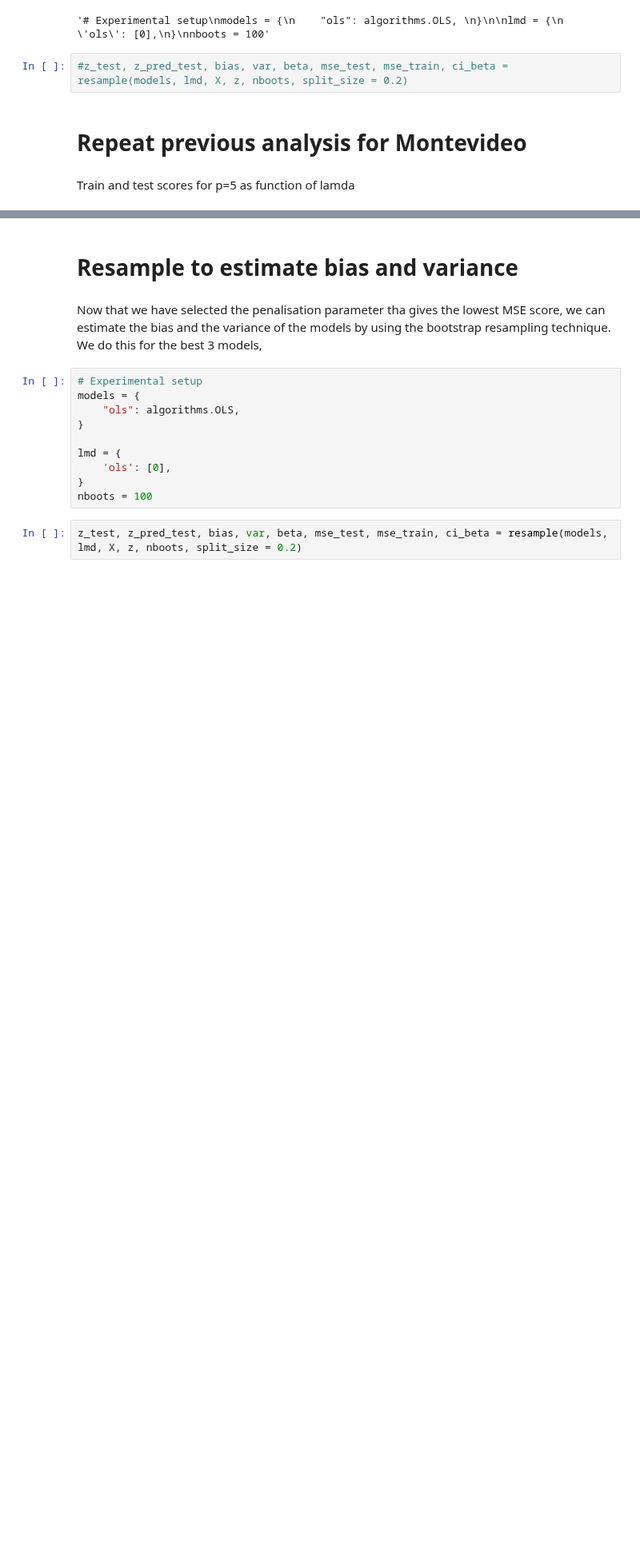
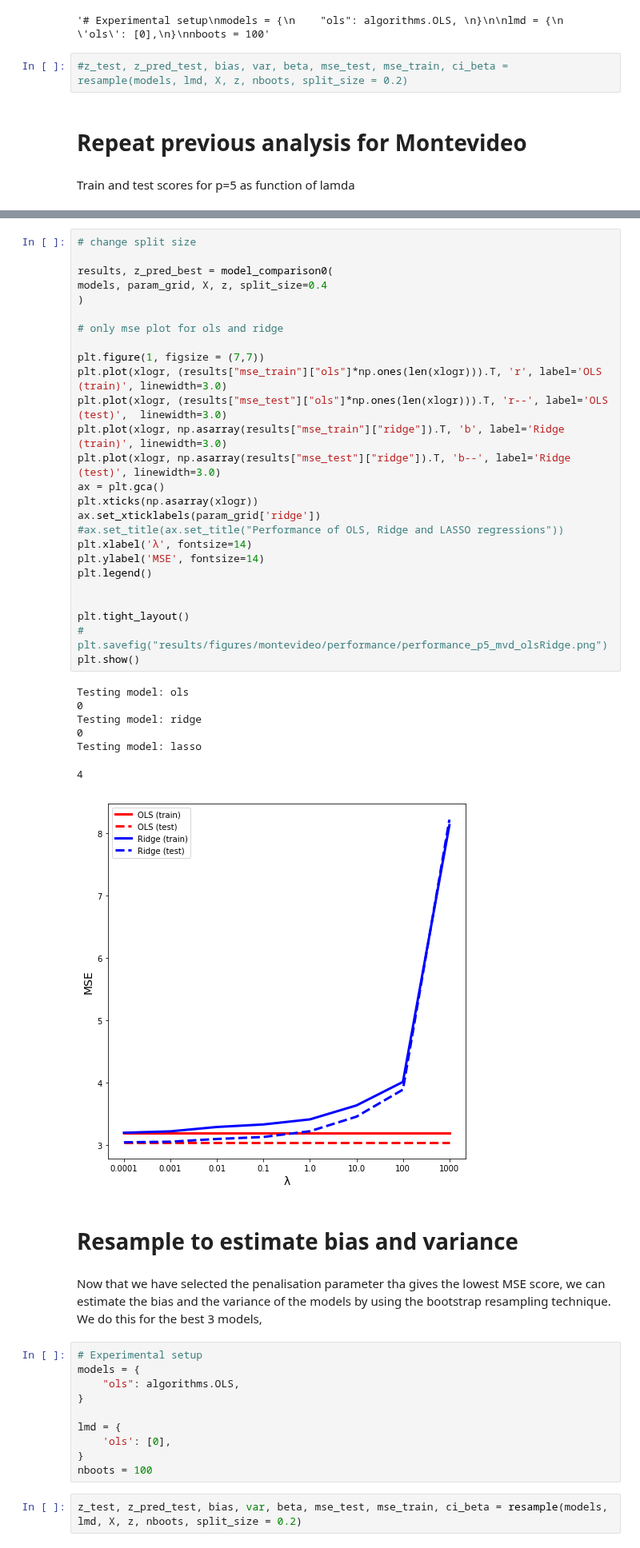
Before and after one commit to hannasv/project1, a Jupyter notebook: Project1_FYSSTK4155.ipynb, the cells around one changed output, grey strips where cells are left out. Shown at 80% size. Saved outputs shown, nothing was run; the diff lists cells and outputs as text; blank space fills up the shorter version.

```diff
--- a/Project1_FYSSTK4155.ipynb
+++ b/Project1_FYSSTK4155.ipynb
@@ -965,3 +995,37 @@ Testing model: lasso
+# %%
+# change split size
+
+results, z_pred_best = model_comparison0(
+models, param_grid, X, z, split_size=0.4
+)
+
+# only mse plot for ols and ridge
+
+plt.figure(1, figsize = (7,7))
+plt.plot(xlogr, (results["mse_train"]["ols"]*np.ones(len(xlogr))).T, 'r', label='OLS (train)', linewidth=3.0)
+plt.plot(xlogr, (results["mse_test"]["ols"]*np.ones(len(xlogr))).T, 'r--', label='OLS (test)',  linewidth=3.0)
+plt.plot(xlogr, np.asarray(results["mse_train"]["ridge"]).T, 'b', label='Ridge (train)', linewidth=3.0)
+plt.plot(xlogr, np.asarray(results["mse_test"]["ridge"]).T, 'b--', label='Ridge (test)', linewidth=3.0)
+ax = plt.gca()
+plt.xticks(np.asarray(xlogr))
+ax.set_xticklabels(param_grid['ridge'])
+#ax.set_title(ax.set_title("Performance of OLS, Ridge and LASSO regressions"))
+plt.xlabel('λ', fontsize=14)
+plt.ylabel('MSE', fontsize=14)
+plt.legend()
+
+
+plt.tight_layout()
+# plt.savefig("results/figures/montevideo/performance/performance_p5_mvd_olsRidge.png")
+plt.show()
+# %% [output]
+Testing model: ols
+0
+Testing model: ridge
+0
+Testing model: lasso
+4
+[figure, added]
 # %% [markdown]
 # Resample to estimate bias and variance
 # %% [markdown]
```
Also changed, not shown: parts of 16 cells of this notebook, 2 other files.
